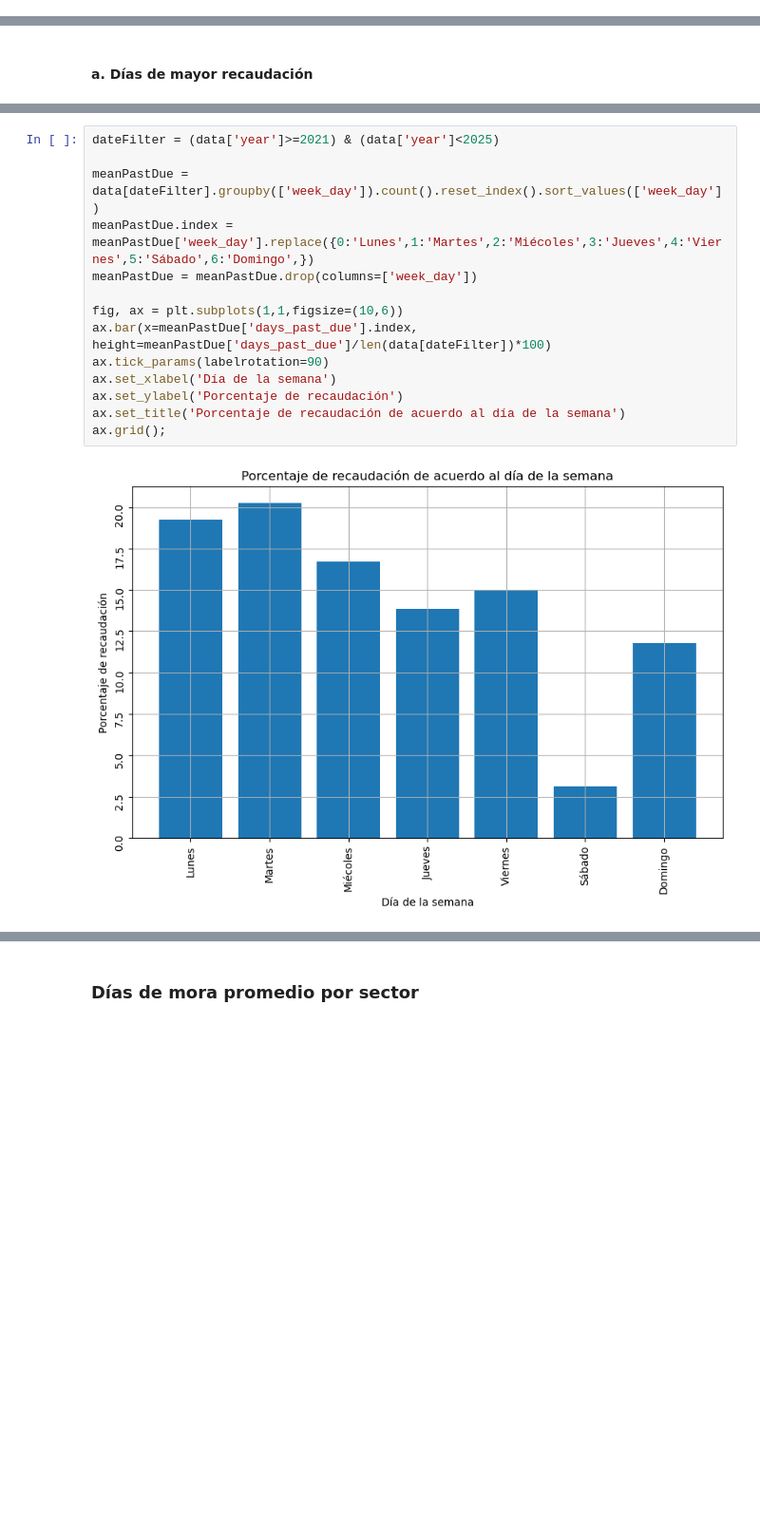
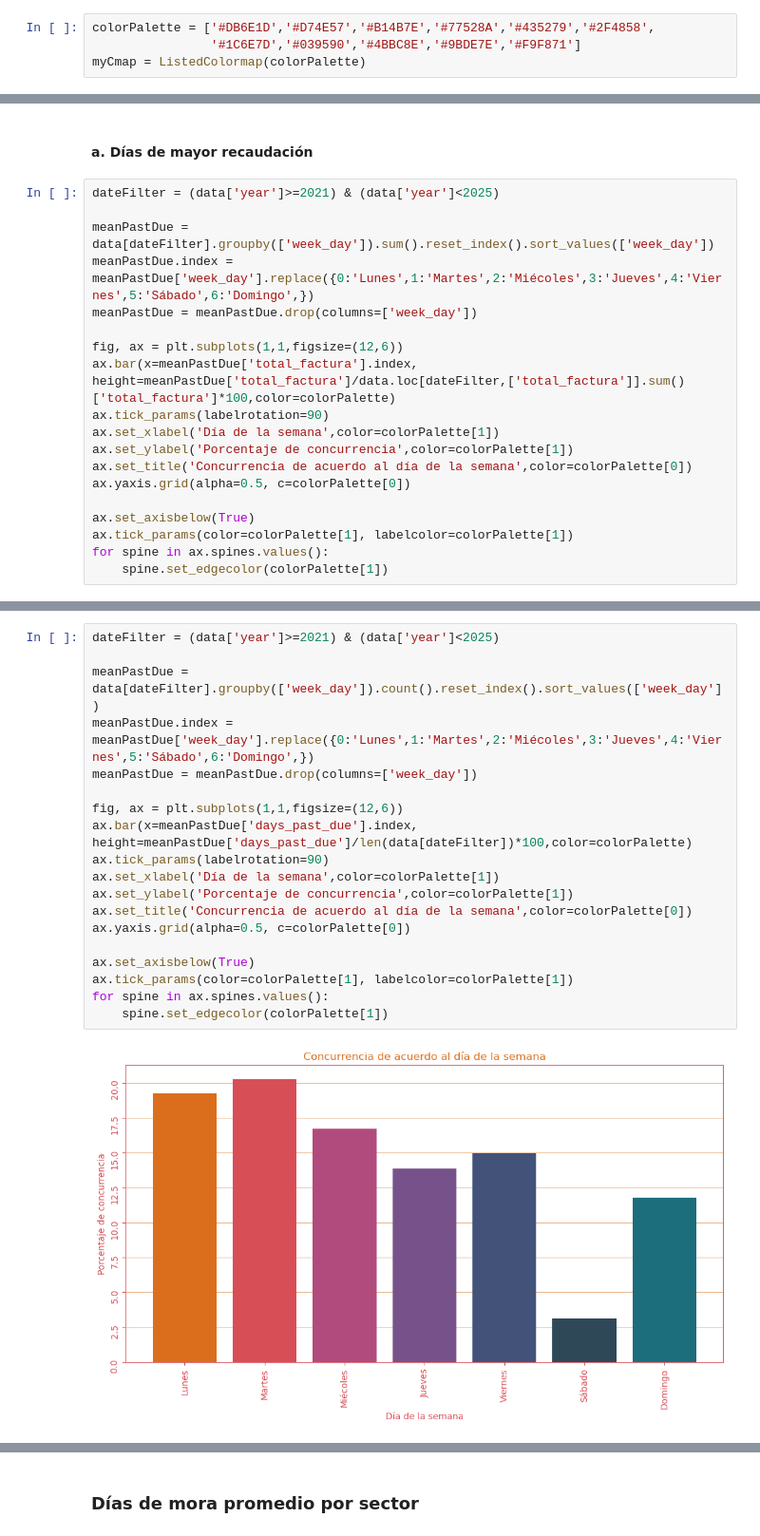
Before and after one commit to orlandoch/mora_ml, a Jupyter notebook: main.ipynb, the cells around one changed output, grey strips where cells are left out. Shown at 95% size. Cells and saved outputs as stored; diff of their text form; blank space fills up the shorter version.

```diff
--- a/main.ipynb
+++ b/main.ipynb
@@ -244,0 +278,4 @@ data.corr()
+# %%
+colorPalette = ['#DB6E1D','#D74E57','#B14B7E','#77528A','#435279','#2F4858',
+                '#1C6E7D','#039590','#4BBC8E','#9BDE7E','#F9F871']
+myCmap = ListedColormap(colorPalette)
@@ -291,2 +358,21 @@ En esta sección se analizan los días de la semana y los horas de mayor recauda
 # %% [markdown]
 #### a. Días de mayor recaudación
+# %%
+dateFilter = (data['year']>=2021) & (data['year']<2025)
+
+meanPastDue = data[dateFilter].groupby(['week_day']).sum().reset_index().sort_values(['week_day'])
+meanPastDue.index = meanPastDue['week_day'].replace({0:'Lunes',1:'Martes',2:'Miécoles',3:'Jueves',4:'Viernes',5:'Sábado',6:'Domingo',})
+meanPastDue = meanPastDue.drop(columns=['week_day'])
+
+fig, ax = plt.subplots(1,1,figsize=(12,6))
+ax.bar(x=meanPastDue['total_factura'].index, height=meanPastDue['total_factura']/data.loc[dateFilter,['total_factura']].sum()['total_factura']*100,color=colorPalette)
+ax.tick_params(labelrotation=90)
+ax.set_xlabel('Día de la semana',color=colorPalette[1])
+ax.set_ylabel('Porcentaje de concurrencia',color=colorPalette[1])
+ax.set_title('Concurrencia de acuerdo al día de la semana',color=colorPalette[0])
+ax.yaxis.grid(alpha=0.5, c=colorPalette[0])
+
+ax.set_axisbelow(True)
+ax.tick_params(color=colorPalette[1], labelcolor=colorPalette[1])
+for spine in ax.spines.values():
+    spine.set_edgecolor(colorPalette[1])
@@ -293,17 +383,22 @@ En esta sección se analizan los días de la semana y los horas de mayor recauda
 # %%
 dateFilter = (data['year']>=2021) & (data['year']<2025)
 
 meanPastDue = data[dateFilter].groupby(['week_day']).count().reset_index().sort_values(['week_day'])
 meanPastDue.index = meanPastDue['week_day'].replace({0:'Lunes',1:'Martes',2:'Miécoles',3:'Jueves',4:'Viernes',5:'Sábado',6:'Domingo',})
 meanPastDue = meanPastDue.drop(columns=['week_day'])
 
-fig, ax = plt.subplots(1,1,figsize=(10,6))
-ax.bar(x=meanPastDue['days_past_due'].index, height=meanPastDue['days_past_due']/len(data[dateFilter])*100)
+fig, ax = plt.subplots(1,1,figsize=(12,6))
+ax.bar(x=meanPastDue['days_past_due'].index, height=meanPastDue['days_past_due']/len(data[dateFilter])*100,color=colorPalette)
 ax.tick_params(labelrotation=90)
-ax.set_xlabel('Día de la semana')
-ax.set_ylabel('Porcentaje de recaudación')
-ax.set_title('Porcentaje de recaudación de acuerdo al día de la semana')
-ax.grid();
+ax.set_xlabel('Día de la semana',color=colorPalette[1])
+ax.set_ylabel('Porcentaje de concurrencia',color=colorPalette[1])
+ax.set_title('Concurrencia de acuerdo al día de la semana',color=colorPalette[0])
+ax.yaxis.grid(alpha=0.5, c=colorPalette[0])
+
+ax.set_axisbelow(True)
+ax.tick_params(color=colorPalette[1], labelcolor=colorPalette[1])
+for spine in ax.spines.values():
+    spine.set_edgecolor(colorPalette[1])
 # %% [output]
-[figure, old version]
+[figure, new version]
 # %% [markdown]
```
Also changed, not shown: parts of 49 cells of this notebook.
